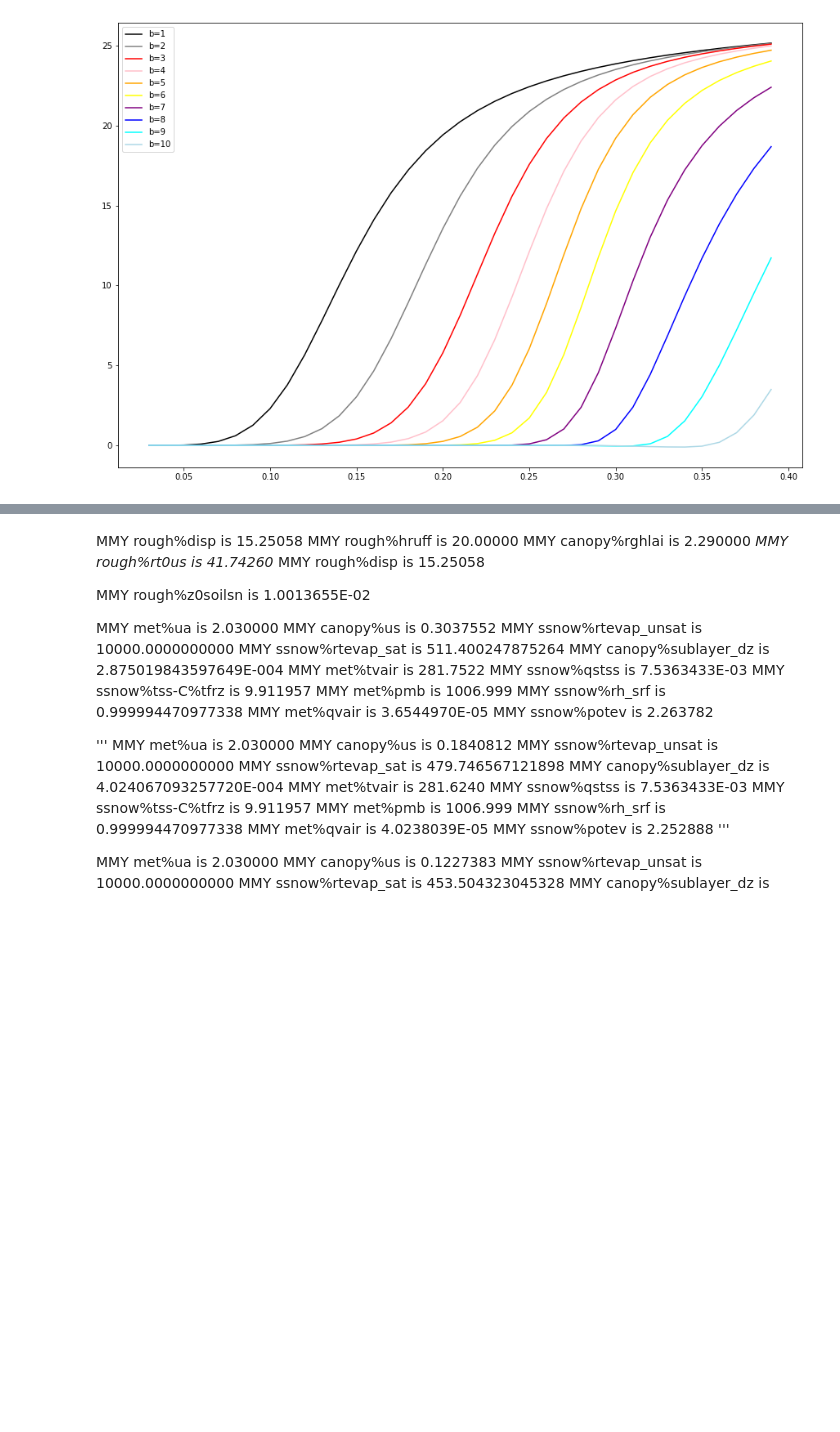
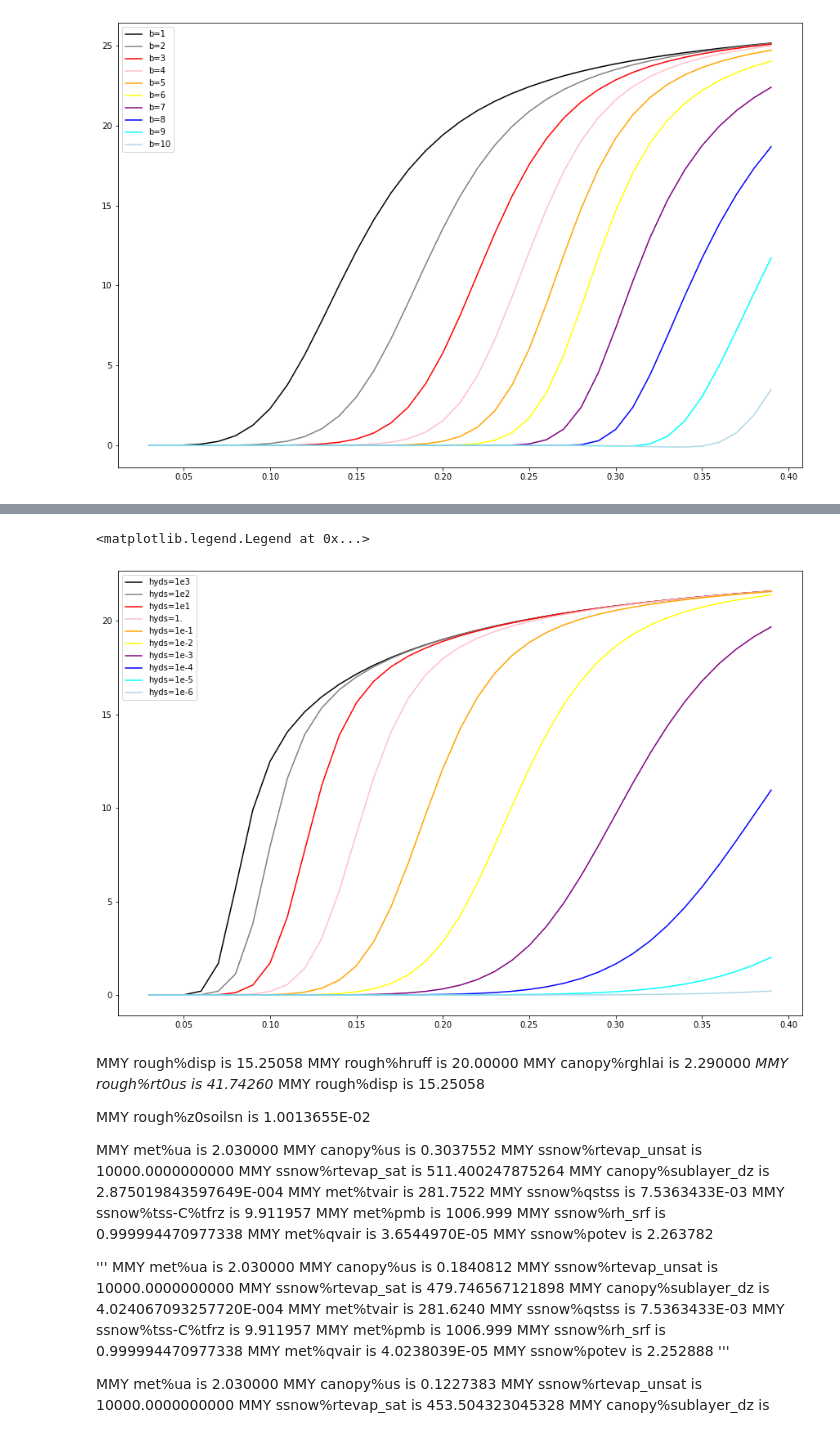
Before and after one commit to bibivking/Jupyter_scripts, a Jupyter notebook: Dani_Or_Soil_Evaporation_Scheme.ipynb, the cells around one changed output, grey strips where cells are left out. Drawn from its saved outputs; the diff is of its cells as text; code cells hidden in the pictures; blank space fills up the shorter version.

```diff
--- a/Dani_Or_Soil_Evaporation_Scheme.ipynb
+++ b/Dani_Or_Soil_Evaporation_Scheme.ipynb
@@ -415,3 +418,33 @@ ax1.legend()
+# %%
+# test hyds
+hyds = [1e3,1e2,1e1,1.,1e-1,1e-2,1e-3,1e-4,1e-5,1e-6]
+es = np.zeros((len(np.arange(p.theta_r+0.01, p.theta_sat,0.01)), len(hyds)))
+bch = 3.
+i = 0
+for hk in hyds:
+    j = 0
+    for sm in np.arange(p.theta_r+0.01, p.theta_sat,0.01):
+        es1= main(sm, hk , bch)
+        es[j,i] = es1
+        j += 1
+    i += 1
+
+fig = plt.figure(figsize=[15,10])
+ax1 = fig.add_subplot(111)
+ax1.plot(np.arange(p.theta_r+0.01, p.theta_sat,0.01),es[:,0], color = 'black', label="hyds=1e3")
+ax1.plot(np.arange(p.theta_r+0.01, p.theta_sat,0.01),es[:,1], color = 'gray', label="hyds=1e2")
+ax1.plot(np.arange(p.theta_r+0.01, p.theta_sat,0.01),es[:,2], color = 'red', label="hyds=1e1")
+ax1.plot(np.arange(p.theta_r+0.01, p.theta_sat,0.01),es[:,3], color = 'pink', label="hyds=1.")
+ax1.plot(np.arange(p.theta_r+0.01, p.theta_sat,0.01),es[:,4], color = 'orange', label="hyds=1e-1")
+ax1.plot(np.arange(p.theta_r+0.01, p.theta_sat,0.01),es[:,5], color = 'yellow', label="hyds=1e-2")
+ax1.plot(np.arange(p.theta_r+0.01, p.theta_sat,0.01),es[:,6], color = 'purple', label="hyds=1e-3")
+ax1.plot(np.arange(p.theta_r+0.01, p.theta_sat,0.01),es[:,7], color = 'blue', label="hyds=1e-4")
+ax1.plot(np.arange(p.theta_r+0.01, p.theta_sat,0.01),es[:,8], color = 'cyan', label="hyds=1e-5")
+ax1.plot(np.arange(p.theta_r+0.01, p.theta_sat,0.01),es[:,9], color = 'lightblue', label="hyds=1e-6")
+ax1.legend()
+# %% [output]
+<matplotlib.legend.Legend at 0x...>
+[figure, added]
 # %% [markdown]
  MMY rough%disp is    15.25058
  MMY rough%hruff is    20.00000
```
Also changed, not shown: parts of 3 cells of this notebook.
